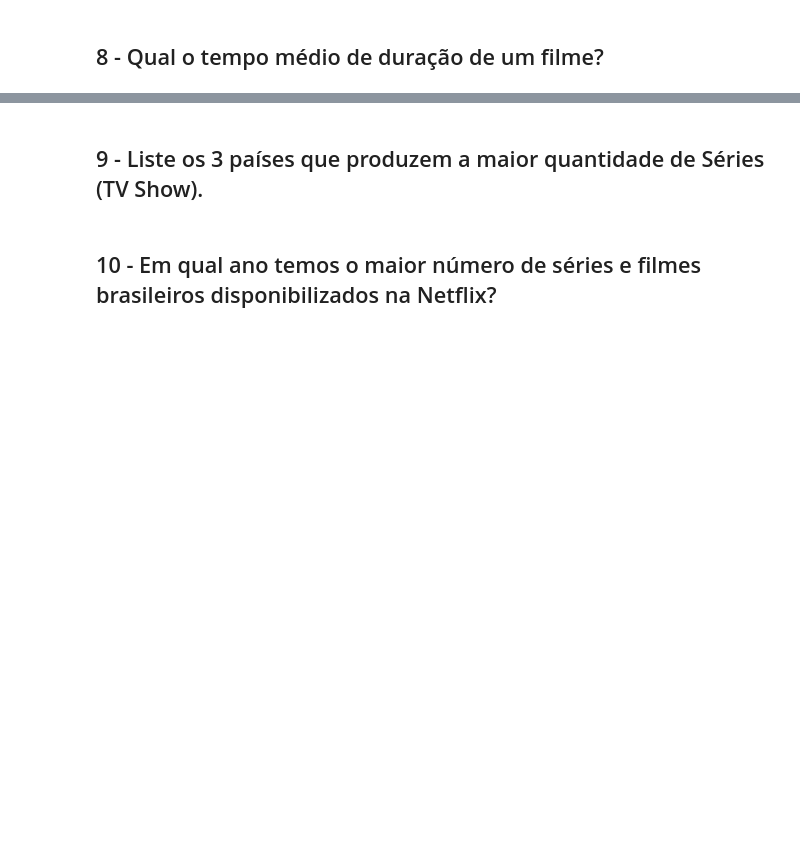
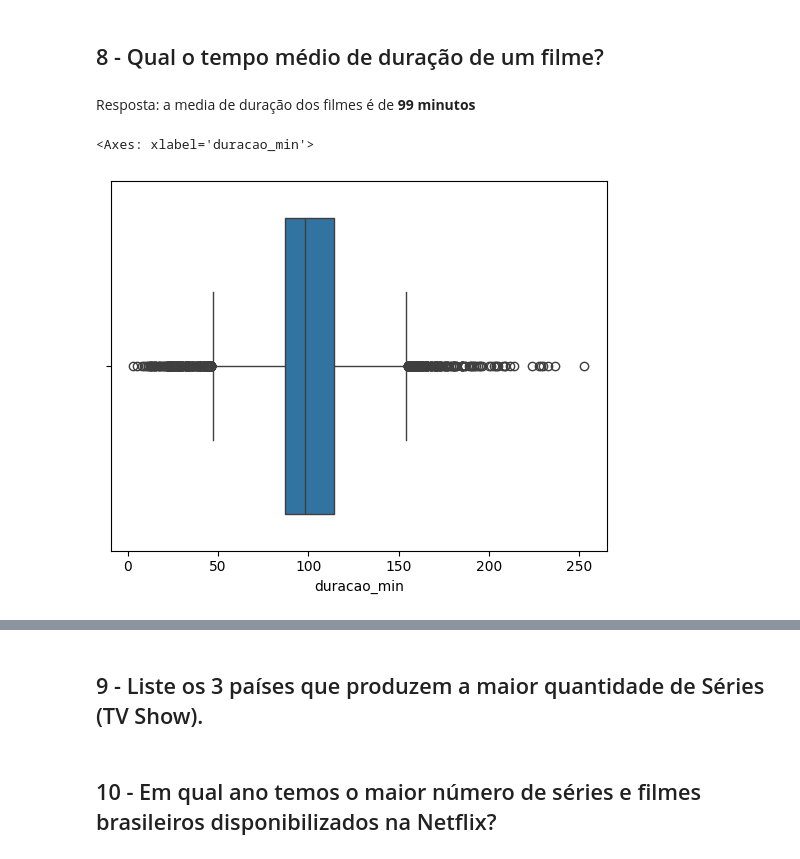
Before and after one commit to luizsho/analise_netflix, a Jupyter notebook: analise_netflix.ipynb, the cells around one changed output, grey strips where cells are left out. Drawn from its saved outputs; the diff is of its cells as text; code cells hidden in the pictures; blank space fills up the shorter version.

```diff
--- a/analise_netflix.ipynb
+++ b/analise_netflix.ipynb
@@ -87,0 +281,2 @@ df_tratado.columns = ['id', 'tipo', 'titulo', 'diretor', 'elento', 'pais', 'dt_d
+# %%
+df_tratado_movie = df_tratado.query("tipo == 'Movie'").copy()
@@ -87,0 +290,2 @@ df_tratado.columns = ['id', 'tipo', 'titulo', 'diretor', 'elento', 'pais', 'dt_d
+# %%
+df_tratado_movie.loc[[5541, 5794, 5813], 'duracao'] = ['74 min', '84 min', '66 min']
@@ -87,0 +299,2 @@ df_tratado.columns = ['id', 'tipo', 'titulo', 'diretor', 'elento', 'pais', 'dt_d
+# %%
+df_tratado_movie.loc[[5541, 5794, 5813], 'classificacao'] = np.nan
@@ -87,0 +308,2 @@ df_tratado.columns = ['id', 'tipo', 'titulo', 'diretor', 'elento', 'pais', 'dt_d
+# %%
+df_tratado_movie['duracao_min'] = df_tratado_movie['duracao'].str.replace(' min', '').astype(np.int64)
@@ -88,2 +390,9 @@ df_tratado.columns = ['id', 'tipo', 'titulo', 'diretor', 'elento', 'pais', 'dt_d
 # %% [markdown]
 ## 8 - Qual o tempo médio de duração de um filme?
+# %% [markdown]
+Resposta:  a media de duração dos filmes é de **99 minutos**
+# %%
+sns.boxplot(x=df_tratado_movie['duracao_min'])
+# %% [output]
+<Axes: xlabel='duracao_min'>
+[figure, added]
```
Also changed, not shown: parts of 41 cells of this notebook.
